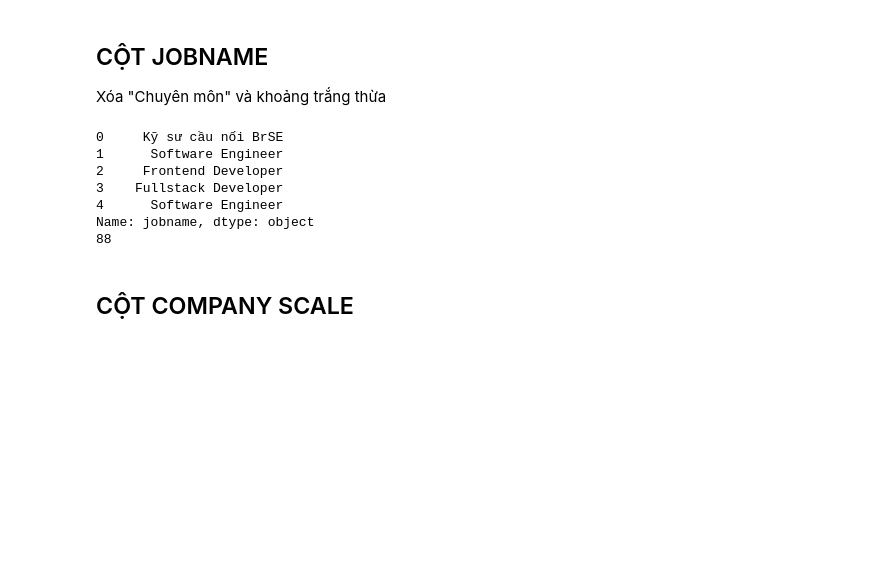
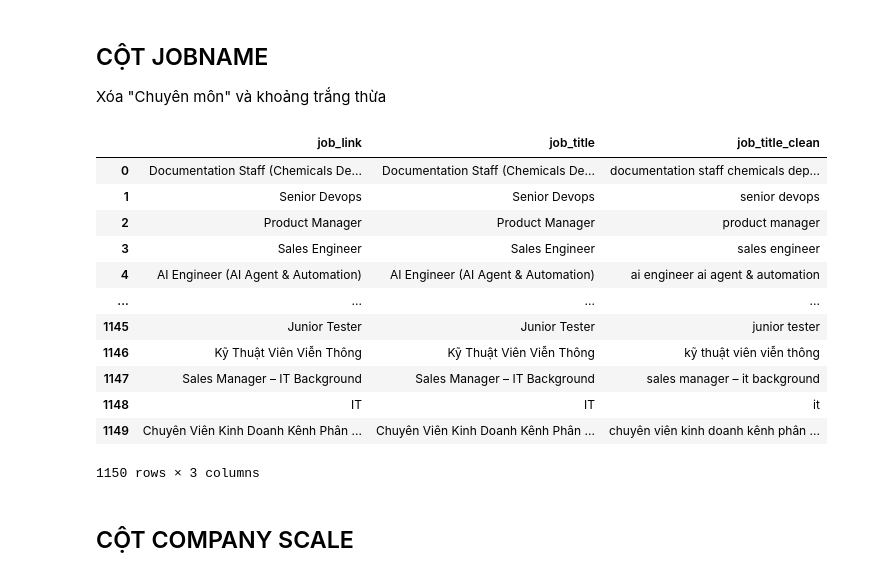
Before and after one commit to thilinnd/IT_salary_in_Vietnam, a Jupyter notebook: Preprocess/careerviet.ipynb, the cells around one changed output. Cells and saved outputs as stored; diff of their text form; code cells hidden in the pictures; blank space fills up the shorter version.

Commit message:
update careerviet

```diff
--- a/Preprocess/careerviet.ipynb
+++ b/Preprocess/careerviet.ipynb
@@ -132,20 +147,48 @@ print(df[['raw_salary', 'raw_experience']].head())
 # %% [markdown]
 ## CỘT JOBNAME
 Xóa "Chuyên môn" và khoảng trắng thừa
-# %%
-# delete "Chuyên môn" in job name và xóa khoảng trắng thừa
-df['jobname'] = df['jobname'].apply(lambda x: re.sub(r'Chuyên môn', '', x).strip())
-
-print(df['jobname'].head())
-print(df['jobname'].nunique())
-# %% [output]
-0     Kỹ sư cầu nối BrSE
-1      Software Engineer
-2     Frontend Developer
-3    Fullstack Developer
-4      Software Engineer
-Name: jobname, dtype: object
-88
+# %%
+# đọc file vào DataFrame df
+df = pd.read_excel('../data/careerviet.xlsx')
+
+# Tạo cột mới job_title từ job_link gốc
+df['job_title'] = df['job_link']
+# %%
+# Tạo lại cột job_title từ job_link nếu chưa có
+if 'job_title' not in df.columns:
+    df['job_title'] = df['job_link']
+
+# Chuẩn hóa tên công việc
+def normalize_title(title):
+    if pd.isna(title):
+        return None
+    # Bỏ khoảng trắng đầu cuối và viết thường
+    title = title.strip().lower()
+    # Xóa dấu ngoặc vuông và tròn, nếu có
+    title = re.sub(r"[\[\]()]", "", title)
+    # Bỏ khoảng trắng thừa
+    title = re.sub(r"\s+", " ", title)
+    return title
+
+# Áp dụng nếu muốn chuẩn hóa
+df['job_title_clean'] = df['job_title'].apply(normalize_title)
+
+# Hiển thị kết quả
+df[['job_link', 'job_title', 'job_title_clean']]
+# %% [output]
+|  | job_link | job_title | job_title_clean |
+| 0 | Documentation Staff (Chemicals De... | Documentation Staff (Chemicals De... | documentation staff chemicals dep... |
+| 1 | Senior Devops | Senior Devops | senior devops |
+| 2 | Product Manager | Product Manager | product manager |
+| 3 | Sales Engineer | Sales Engineer | sales engineer |
+| 4 | AI Engineer (AI Agent & Automation) | AI Engineer (AI Agent & Automation) | ai engineer ai agent & automation |
+| ... | ... | ... | ... |
+| 1145 | Junior Tester | Junior Tester | junior tester |
+| 1146 | Kỹ Thuật Viên Viễn Thông | Kỹ Thuật Viên Viễn Thông | kỹ thuật viên viễn thông |
+| 1147 | Sales Manager – IT Background | Sales Manager – IT Background | sales manager – it background |
+| 1148 | IT | IT | it |
+| 1149 | Chuyên Viên Kinh Doanh Kênh Phân ... | Chuyên Viên Kinh Doanh Kênh Phân ... | chuyên viên kinh doanh kênh phân ... |
+1150 rows × 3 columns
 # %% [markdown]
 ## CỘT COMPANY SCALE
 # %%
```
Also changed, not shown: parts of 16 cells of this notebook.
